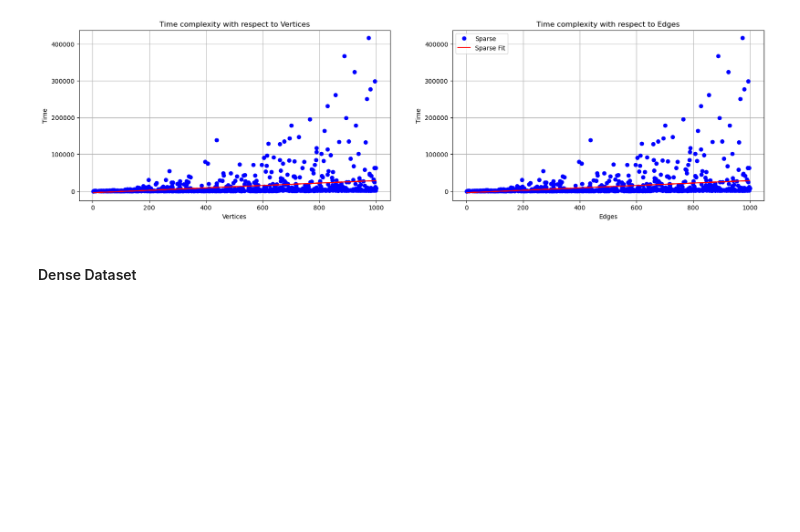
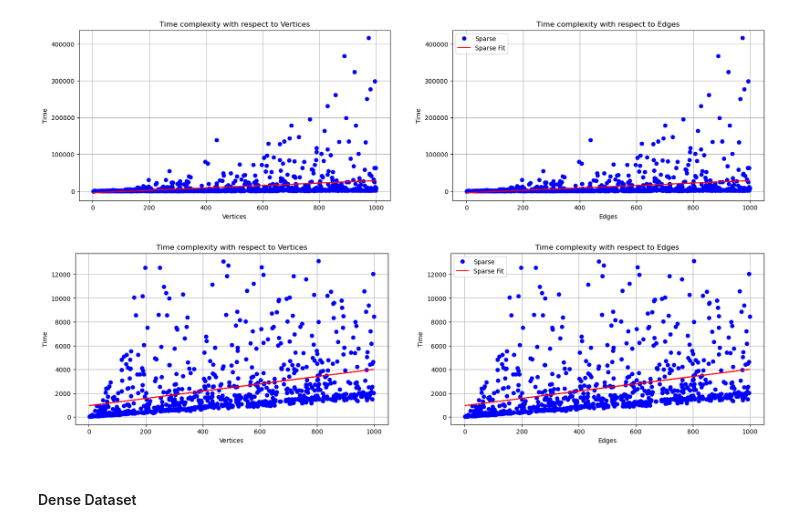
Before and after one commit to ChoWei0310/SC2001-Algorithm-Design, a Jupyter notebook: Lab2/SC2001_ExampleClass_2.ipynb, the cells around one changed output. Cells and saved outputs as stored; diff of their text form; code cells hidden in the pictures; blank space fills up the shorter version.

```diff
--- a/Lab2/SC2001_ExampleClass_2.ipynb
+++ b/Lab2/SC2001_ExampleClass_2.ipynb
@@ -175,3 +183,35 @@ plt.show()
+# %%
+method1_df_SPARSE_filtered = remove_outliers(method1_df_SPARSE,'Time Array (Method 1)')
+
+sparse_fit_vertices1 = np.polyfit(method1_df_SPARSE_filtered['Vertices'], method1_df_SPARSE_filtered['Time Array (Method 1)'], 1)
+sparse_fit_edges1 = np.polyfit(method1_df_SPARSE_filtered['Edges'], method1_df_SPARSE_filtered['Time Array (Method 1)'], 1)
+
+# Define the fitted line equations
+sparse_line_vertices1 = np.polyval(sparse_fit_vertices1, method1_df_SPARSE_filtered['Vertices'])
+sparse_line_edges1 = np.polyval(sparse_fit_edges1, method1_df_SPARSE_filtered['Edges'])
+
+fig, ax = plt.subplots(1,2, figsize=(20, 5))
+
+# Plot for Vertices
+ax[0].plot(method1_df_SPARSE_filtered['Vertices'], method1_df_SPARSE_filtered['Time Array (Method 1)'], 'o', color='b', label='Sparse')
+ax[0].plot(method1_df_SPARSE_filtered['Vertices'], sparse_line_vertices1, '-', color='r', label='Sparse Fit')
+ax[0].set_title('Time complexity with respect to Vertices')
+ax[0].set_xlabel('Vertices')
+ax[0].set_ylabel('Time')
+ax[0].grid(True)
+
+# Plot for Edges
+ax[1].plot(method1_df_SPARSE_filtered['Edges'], method1_df_SPARSE_filtered['Time Array (Method 1)'], 'o', color='b', label='Sparse')
+ax[1].plot(method1_df_SPARSE_filtered['Edges'], sparse_line_edges1, '-', color='r', label='Sparse Fit')
+ax[1].set_title('Time complexity with respect to Edges')
+ax[1].set_xlabel('Edges')
+ax[1].set_ylabel('Time')
+ax[1].grid(True)
+
+plt.legend()
+plt.show()
+# %% [output]
+[figure, added]
 # %% [markdown]
 #### Dense Dataset
 # %%
```
Also changed, not shown: parts of 6 cells of this notebook.
